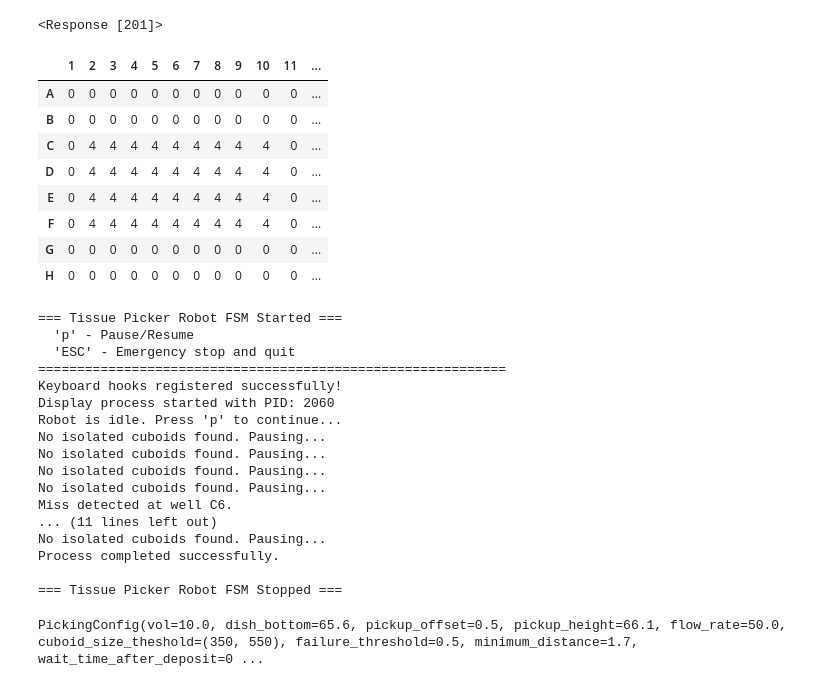
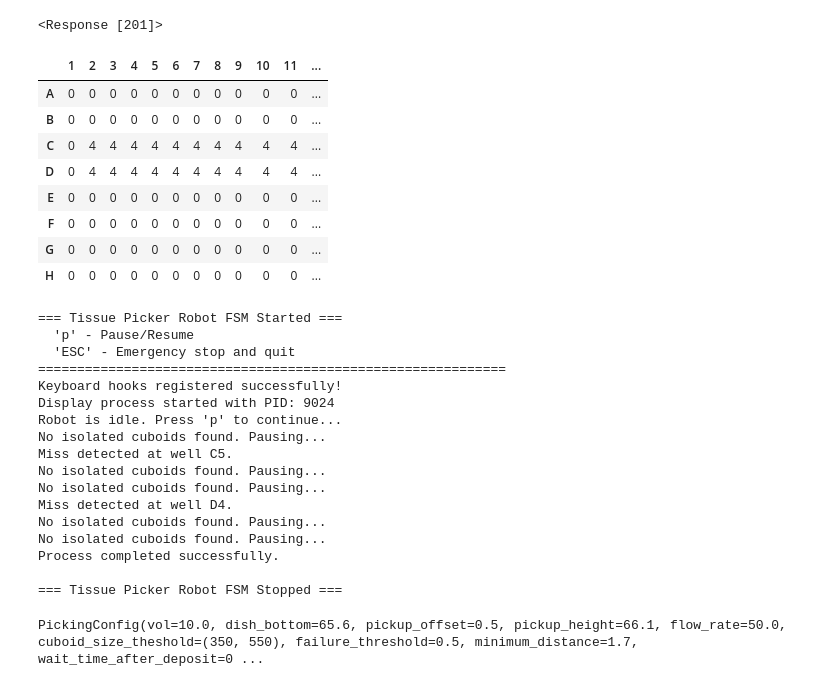
Before and after one commit to steiva/ot2-microtissue-manipulator, a Jupyter notebook: notebooks/calibration_test.ipynb, the cells around one changed output. Cells and saved outputs as stored; diff of their text form; code cells hidden in the pictures.

```diff
--- a/notebooks/calibration_test.ipynb
+++ b/notebooks/calibration_test.ipynb
@@ -3444,26 +3435,26 @@ openapi.move_to_well(openapi.labware_dct['5'], "C5", well_location = 'top', offs
 # %%
 plate_type = 96
 dest = core.Destination(plate_type)
 well_df = core.create_well_plan(plate_type)
-well_df.loc['C':'F', 2:10] = 4
+well_df.loc['C':'D', 2:11] = 4
 # well_df.loc['B', 2] = 7
 # well_df.loc['D', 2:4] = 0
 # well_df.loc['C', 2] = 7
 # well_df.loc['B', 2] = 1
 # well_df.loc['D', 10] = 1
 # well_df.loc['B', 4] = 3
 
 
 well_plan = {f"{row}{col}": well_df.loc[row, col] for row in well_df.index for col in well_df.columns if well_df.loc[row, col] > 0}
 well_df
 # %% [output]
 |  | 1 | 2 | 3 | 4 | 5 | 6 | 7 | 8 | 9 | 10 | 11 | ... |
 | A | 0 | 0 | 0 | 0 | 0 | 0 | 0 | 0 | 0 | 0 | 0 | ... |
 | B | 0 | 0 | 0 | 0 | 0 | 0 | 0 | 0 | 0 | 0 | 0 | ... |
-| C | 0 | 4 | 4 | 4 | 4 | 4 | 4 | 4 | 4 | 4 | 0 | ... |
-| D | 0 | 4 | 4 | 4 | 4 | 4 | 4 | 4 | 4 | 4 | 0 | ... |
-| E | 0 | 4 | 4 | 4 | 4 | 4 | 4 | 4 | 4 | 4 | 0 | ... |
-| F | 0 | 4 | 4 | 4 | 4 | 4 | 4 | 4 | 4 | 4 | 0 | ... |
+| C | 0 | 4 | 4 | 4 | 4 | 4 | 4 | 4 | 4 | 4 | 4 | ... |
+| D | 0 | 4 | 4 | 4 | 4 | 4 | 4 | 4 | 4 | 4 | 4 | ... |
+| E | 0 | 0 | 0 | 0 | 0 | 0 | 0 | 0 | 0 | 0 | 0 | ... |
+| F | 0 | 0 | 0 | 0 | 0 | 0 | 0 | 0 | 0 | 0 | 0 | ... |
 | G | 0 | 0 | 0 | 0 | 0 | 0 | 0 | 0 | 0 | 0 | 0 | ... |
 | H | 0 | 0 | 0 | 0 | 0 | 0 | 0 | 0 | 0 | 0 | 0 | ... |
 # %%
@@ -3480,14 +3471,14 @@ fsm.start()
   'ESC' - Emergency stop and quit
 ============================================================
 Keyboard hooks registered successfully!
-Display process started with PID: 2060
+Display process started with PID: 9024
 Robot is idle. Press 'p' to continue...
 No isolated cuboids found. Pausing...
+Miss detected at well C5.
 No isolated cuboids found. Pausing...
 No isolated cuboids found. Pausing...
+Miss detected at well D4.
 No isolated cuboids found. Pausing...
-Miss detected at well C6.
-... (11 lines left out)
 No isolated cuboids found. Pausing...
 Process completed successfully.
 
```
Also changed, not shown: parts of 27 cells of this notebook, 1 other file.
